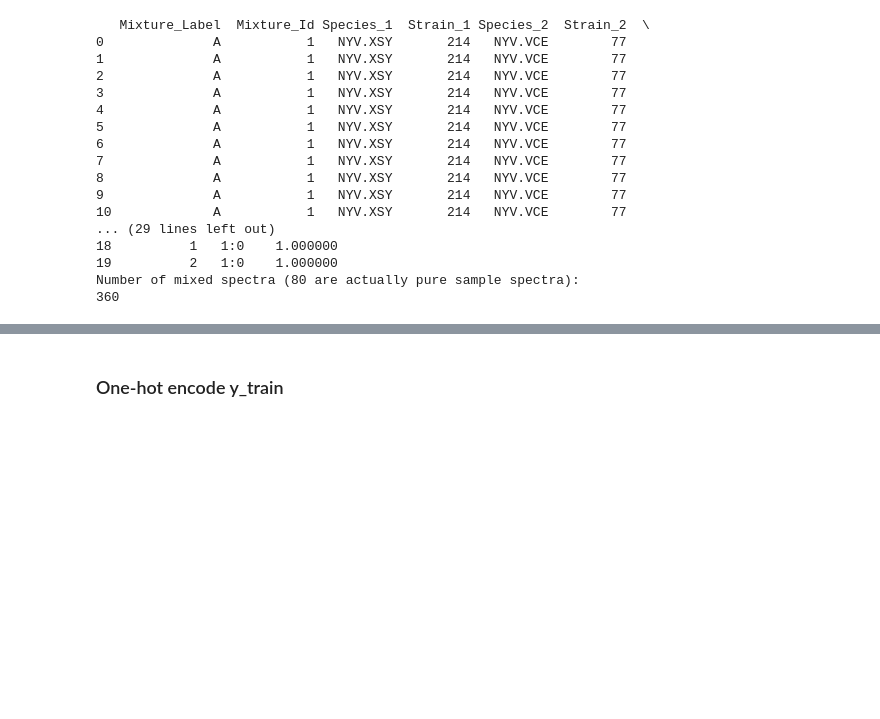
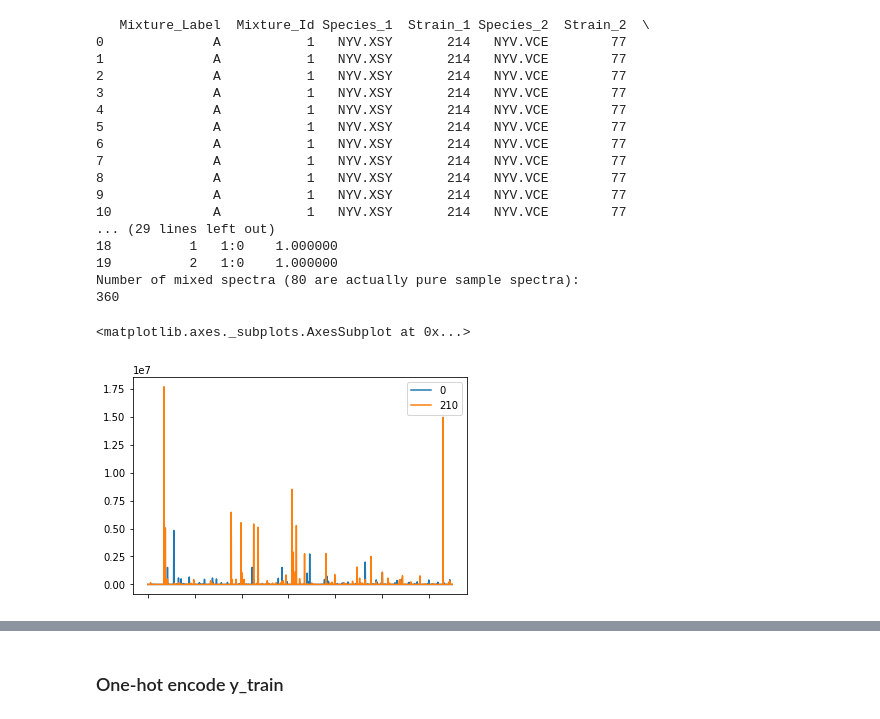
Before and after one commit to dsgray/Springboard, a Jupyter notebook: micromass/Micromass.ipynb, the cells around one changed output, grey strips where cells are left out. Saved outputs shown, nothing was run; the diff lists cells and outputs as text; code cells hidden in the pictures; blank space fills up the shorter version.

```diff
--- a/micromass/Micromass.ipynb
+++ b/micromass/Micromass.ipynb
@@ -145,3 +169,10 @@ print(len(df_mixed_spectra_metadata))
 19          2   1:0    1.000000
 Number of mixed spectra (80 are actually pure sample spectra):
 360
+# %%
+df_mixed_spectra_matrix_transposed[0].plot.line(legend=True)
+#df_pure_spectra_matrix_transposed[?].plot.line(legend=True) #? is sample 214
+df_pure_spectra_matrix_transposed[210].plot.line(legend=True) #210 is sample 77
+# %% [output]
+<matplotlib.axes._subplots.AxesSubplot at 0x...>
+[figure, added]
```
Also changed, not shown: parts of 11 cells of this notebook.
